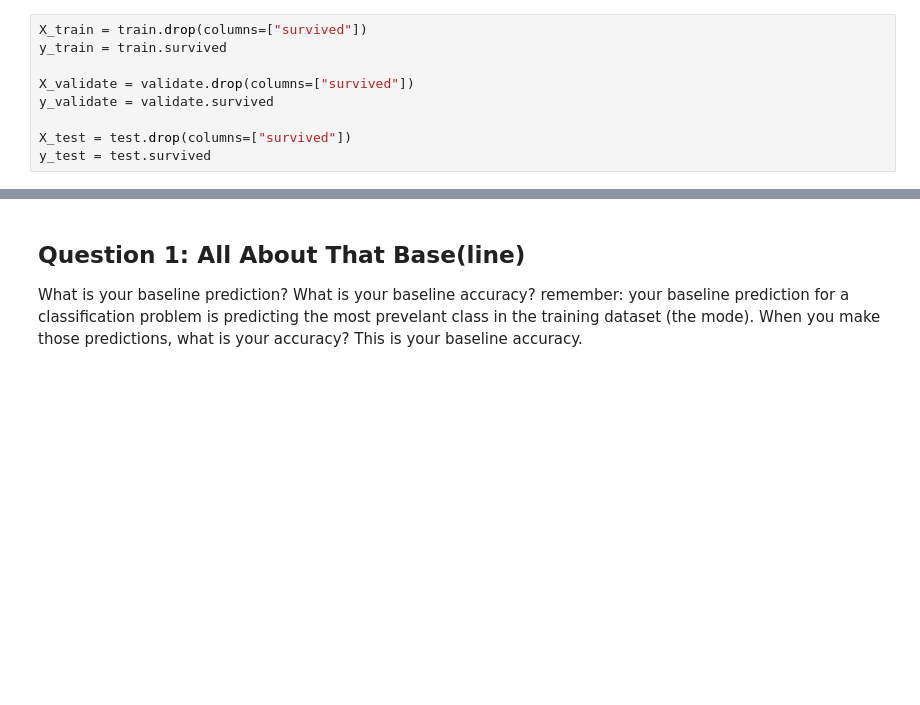
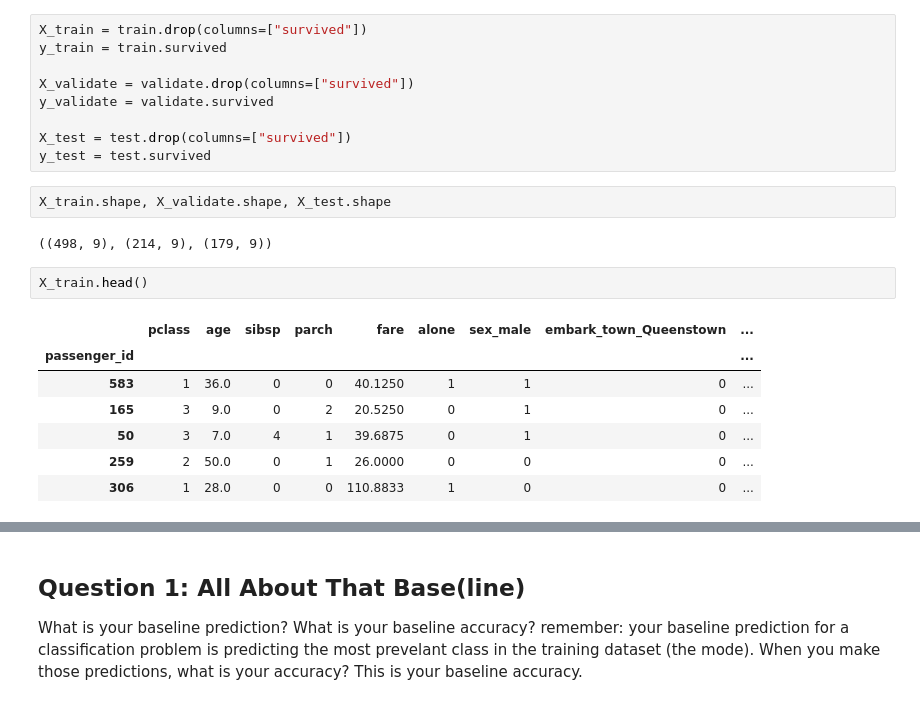
Before and after one commit to DilipBista/Classification_Exercise, a Jupyter notebook: model.ipynb, the cells around one changed output, grey strips where cells are left out. Saved outputs shown, nothing was run; the diff lists cells and outputs as text; blank space fills up the shorter version.

```diff
--- a/model.ipynb
+++ b/model.ipynb
@@ -142,3 +142,17 @@ y_validate = validate.survived
 
 X_test = test.drop(columns=["survived"])
 y_test = test.survived
+# %%
+X_train.shape, X_validate.shape, X_test.shape
+# %% [output]
+((498, 9), (214, 9), (179, 9))
+# %%
+X_train.head()
+# %% [output]
+|  | pclass | age | sibsp | parch | fare | alone | sex_male | embark_town_Queenstown | ... |
+| passenger_id |  |  |  |  |  |  |  |  | ... |
+| 583 | 1 | 36.0 | 0 | 0 | 40.1250 | 1 | 1 | 0 | ... |
+| 165 | 3 | 9.0 | 0 | 2 | 20.5250 | 0 | 1 | 0 | ... |
+| 50 | 3 | 7.0 | 4 | 1 | 39.6875 | 0 | 1 | 0 | ... |
+| 259 | 2 | 50.0 | 0 | 1 | 26.0000 | 0 | 0 | 0 | ... |
+| 306 | 1 | 28.0 | 0 | 0 | 110.8833 | 1 | 0 | 0 | ... |
```
Also changed, not shown: parts of 40 cells of this notebook.
